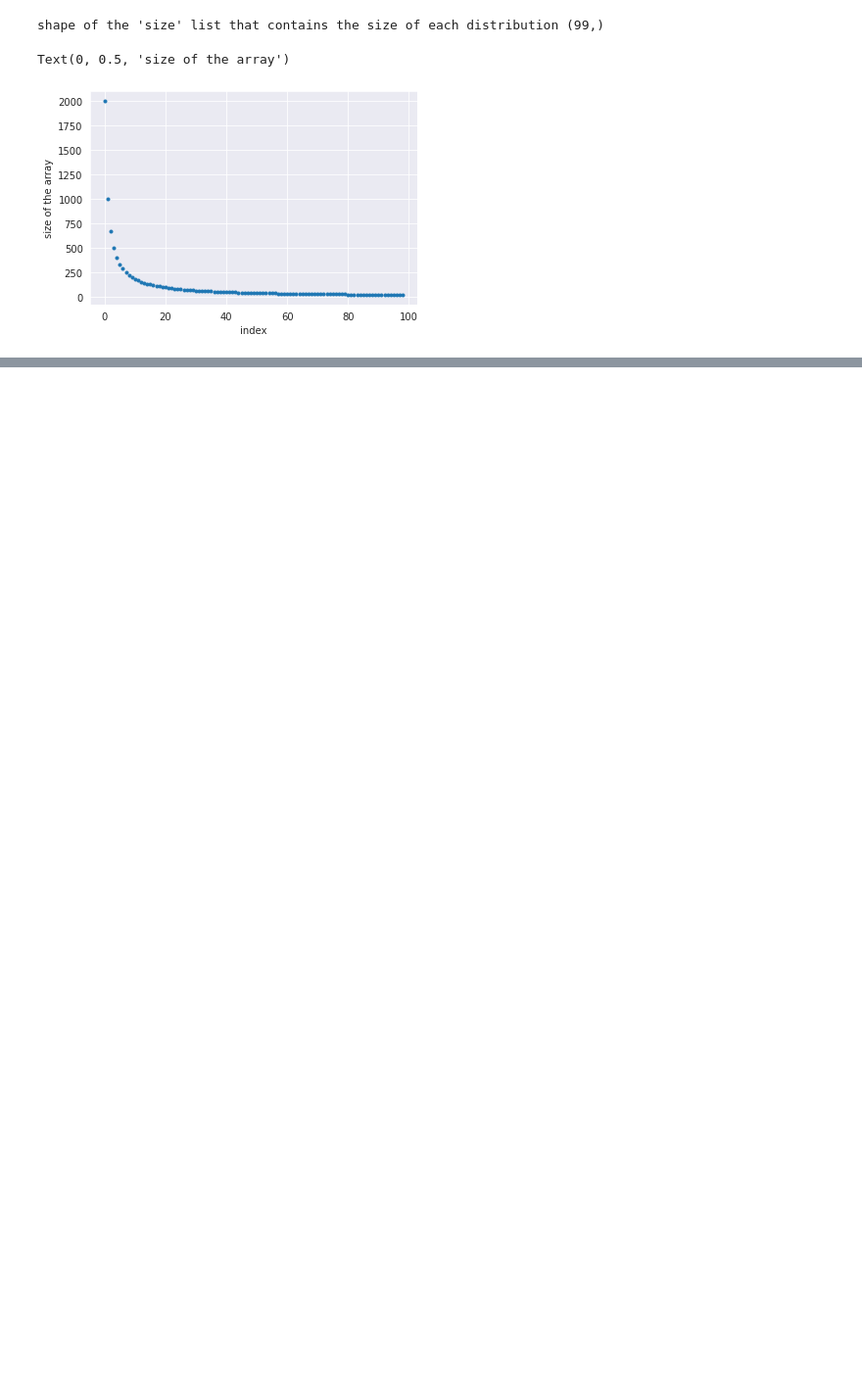
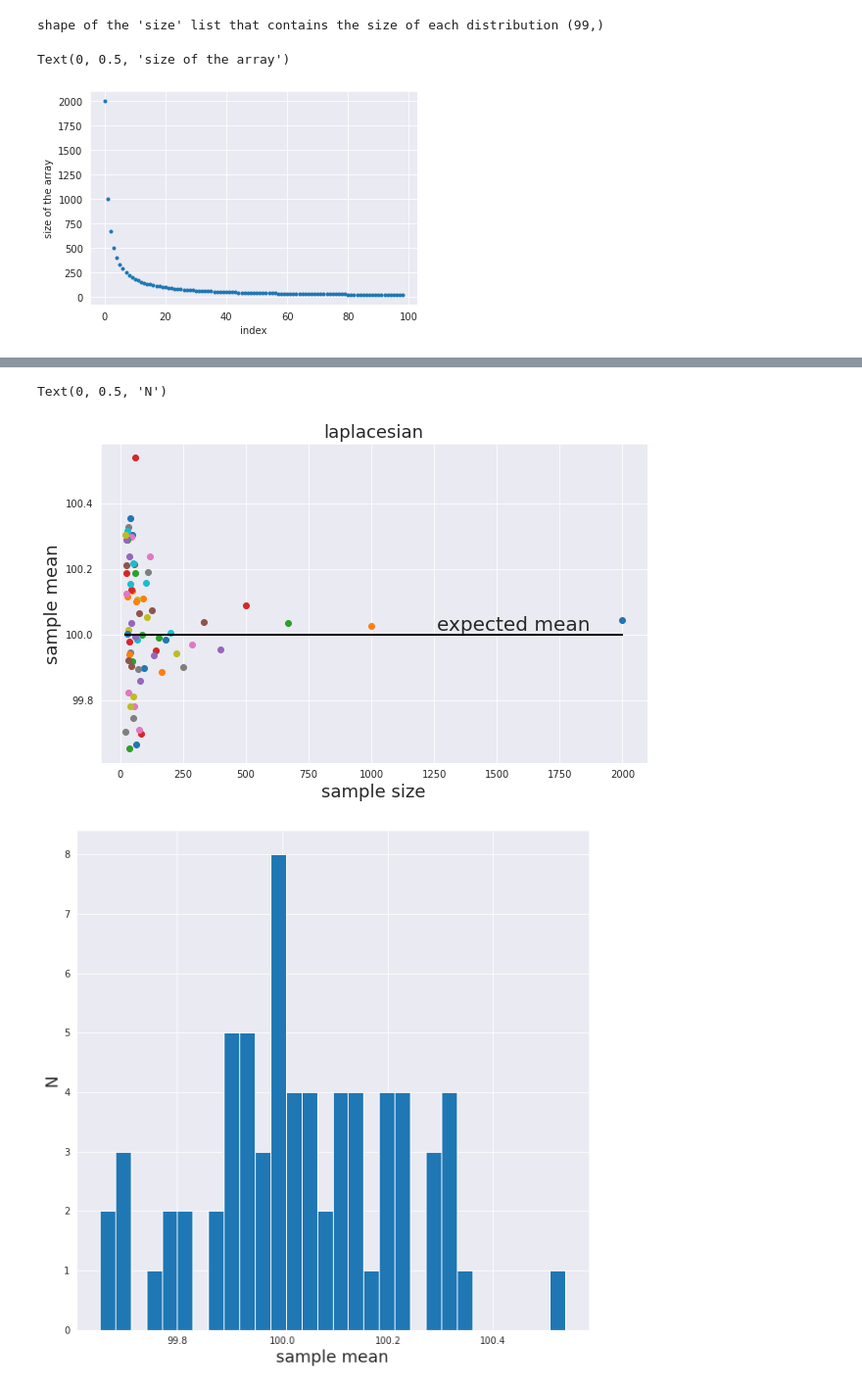
Before and after one commit to ricaiu/MLPNS2021, a Jupyter notebook: HW2.ipynb, the cells around one changed output, grey strips where cells are left out. Shown at 98% size. Saved outputs shown, nothing was run; the diff lists cells and outputs as text; code cells hidden in the pictures; blank space fills up the shorter version.

```diff
--- a/HW2.ipynb
+++ b/HW2.ipynb
@@ -114,0 +162,39 @@ Text(0, 0.5, 'N')
+# %%
+# I am gonna overwrite the disctionary entry created into a nested dictionary
+# the outside dictionary hosts the distributions as dictionary,
+# and each distribution dictionary contains the 100 distribution (arrays of diferent sizes)
+
+md['laplace'] = {}
+
+#and do it in a for loop. not pythonic, but easily readable
+
+for n in mysize:
+    md['laplace'][n] = np.random.laplace(mymean, size = n)
+
+# save the means for plotting later
+
+md['laplace']['means'] = {}
+axlaplace_mu_n = pl.figure(figsize=(10,6)).add_subplot(111)
+
+for nn in md['laplace']:
+    if not type(nn) == str:
+        md['laplace']['means'][nn] = md['laplace'][nn].mean()
+        #and plot it
+        axlaplace_mu_n.plot(nn, md['laplace']['means'][nn], 'o')
+        axlaplace_mu_n.set_xlabel('sample size', fontsize=18)
+        axlaplace_mu_n.set_ylabel('sample mean', fontsize=18)
+        axlaplace_mu_n.set_title('laplacesian', fontsize=18)
+        axlaplace_mu_n.plot([min(mysize), max(mysize)], [df, df], 'k')
+axlaplace_mu_n.text(axlaplace_mu_n.get_xlim()[1] * .6, 100, "expected mean",
+                  va="bottom", fontsize=20)
+
+allmeans = list(md['laplace']['means'].values())
+
+pl.figure(figsize=(10, 10))
+pl.hist(allmeans,bins=30)
+pl.xlabel('sample mean', fontsize = 18)
+pl.ylabel('N', fontsize = 18)
+# %% [output]
+Text(0, 0.5, 'N')
+[figure, added]
+[figure, added]
```
Also changed, not shown: parts of 17 cells of this notebook.
